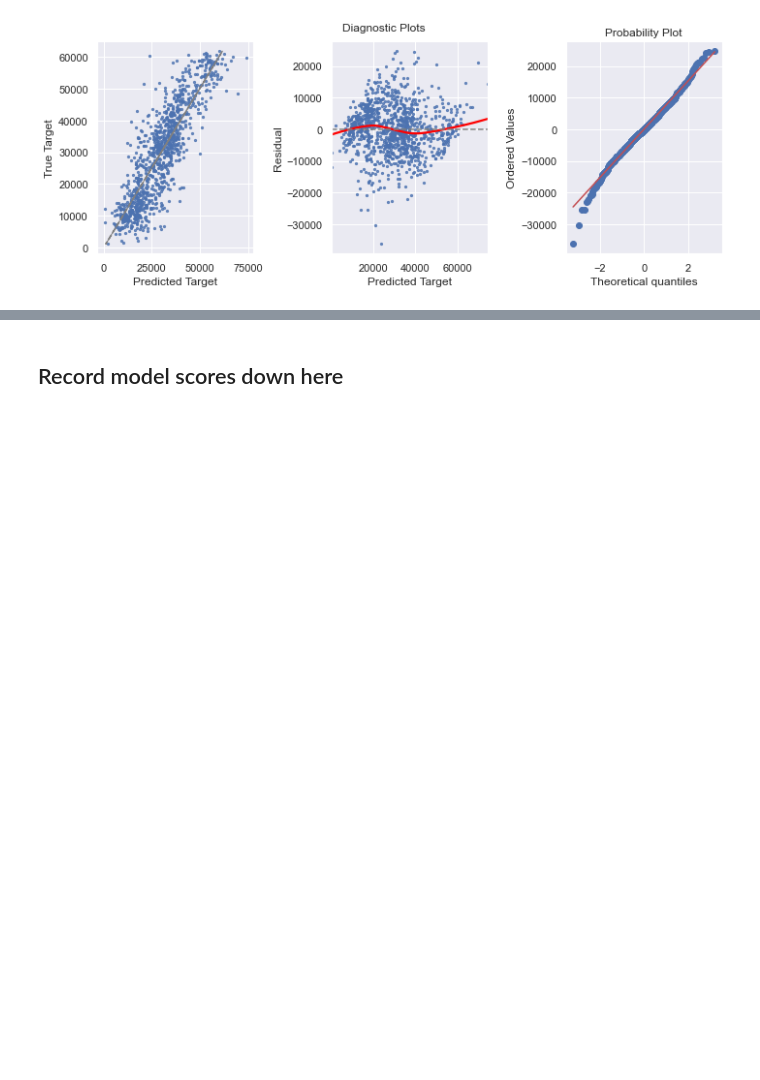
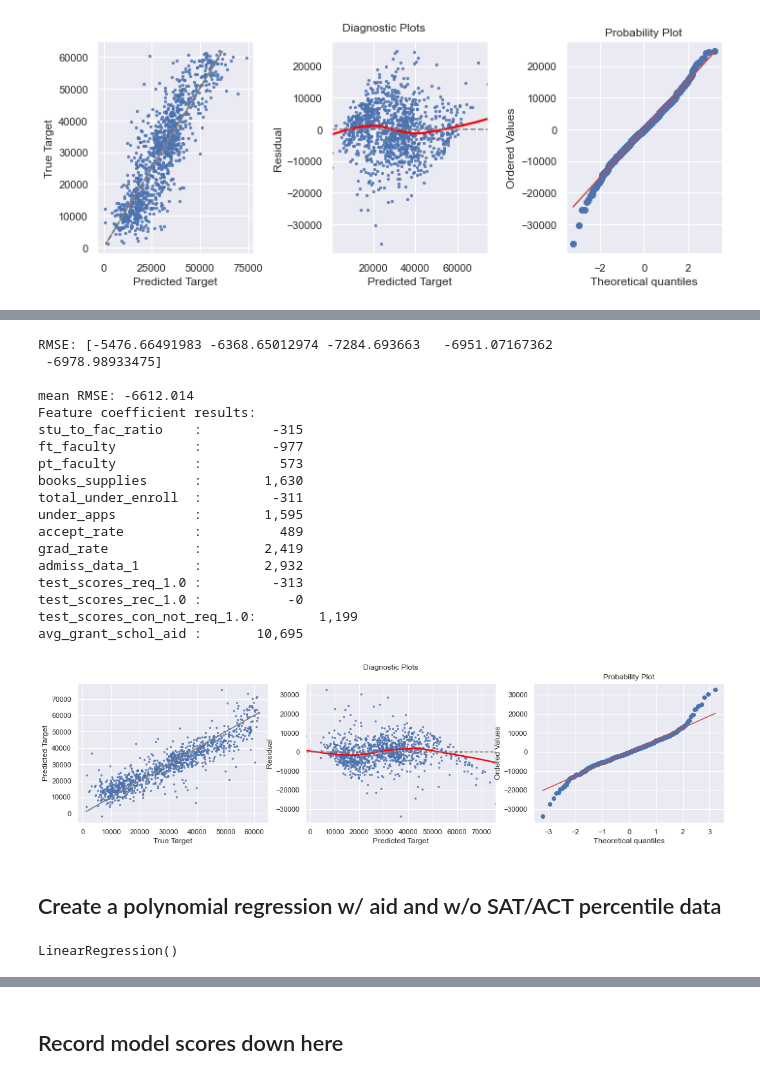
Before and after one commit to chloebs4590/Metis-NBM_Regression, a Jupyter notebook: eda_lr_project_code.ipynb, the cells around one changed output, grey strips where cells are left out. Cells and saved outputs as stored; diff of their text form; code cells hidden in the pictures; blank space fills up the shorter version.

```diff
--- a/eda_lr_project_code.ipynb
+++ b/eda_lr_project_code.ipynb
@@ -1601,0 +1605,18 @@ avg_grant_schol_aid :            1
+# %%
+# create feature set from previous feature set by removing columns
+
+X_train_val_aid_stand_no_perc = X_train_val_aid_stand.copy()
+X_train_val_aid_stand_no_perc.drop(['sat_read_write_25_perc','sat_read_write_75_perc',
+                                    'sat_math_25_perc','sat_math_75_perc','act_comp_25_perc',
+                                    'act_comp_75_perc', 'act_eng_25_perc', 'act_eng_75_perc',
+                                    'act_math_25_perc','act_math_75_perc'],axis=1, inplace=True)
+
+X_test_aid_stand_no_perc = X_test_aid_stand.copy()
+X_test_aid_stand_no_perc.drop(['sat_read_write_25_perc','sat_read_write_75_perc','sat_math_25_perc',
+                               'sat_math_75_perc','act_comp_25_perc','act_comp_75_perc','act_eng_25_perc',
+                               'act_eng_75_perc','act_math_25_perc','act_math_75_perc'],axis=1, inplace=True)
+# %%
+# run the lasso cross validation and find the best alpha
+
+lm_aid_reg_2 = LassoCV(alphas = alphavec, cv=5)
+lm_aid_reg_2.fit(X_train_val_aid_stand_no_perc, y_train_val_aid)
@@ -1601,0 +1637,33 @@ avg_grant_schol_aid :            1
+# %%
+plot_validate(lm_aid_reg_2, X_train_val_aid_stand_no_perc, y_train_val_aid)
+# %% [output]
+RMSE: [-5476.66491983 -6368.65012974 -7284.693663   -6951.07167362
+ -6978.98933475]
+
+mean RMSE: -6612.014
+Feature coefficient results:
+stu_to_fac_ratio    :         -315
+ft_faculty          :         -977
+pt_faculty          :          573
+books_supplies      :        1,630
+total_under_enroll  :         -311
+under_apps          :        1,595
+accept_rate         :          489
+grad_rate           :        2,419
+admiss_data_1       :        2,932
+test_scores_req_1.0 :         -313
+test_scores_rec_1.0 :           -0
+test_scores_con_not_req_1.0:        1,199
+avg_grant_schol_aid :       10,695
+[figure, added]
+# %% [markdown]
+## Create a polynomial regression w/ aid and w/o SAT/ACT percentile data
+# %%
+poly = PolynomialFeatures()
+X_train_val_aid_stand_no_perc_poly = poly.fit_transform(X_train_val_aid_stand_no_perc)
+X_test_aid_stand_no_perc_poly = poly.transform(X_test_aid_stand_no_perc)
+
+lm_aid_poly = LinearRegression()
+lm_aid_poly.fit(X_train_val_aid_stand_no_perc_poly, y_train_val_aid)
+# %% [output]
+LinearRegression()
```
Also changed, not shown: parts of 56 cells of this notebook.
